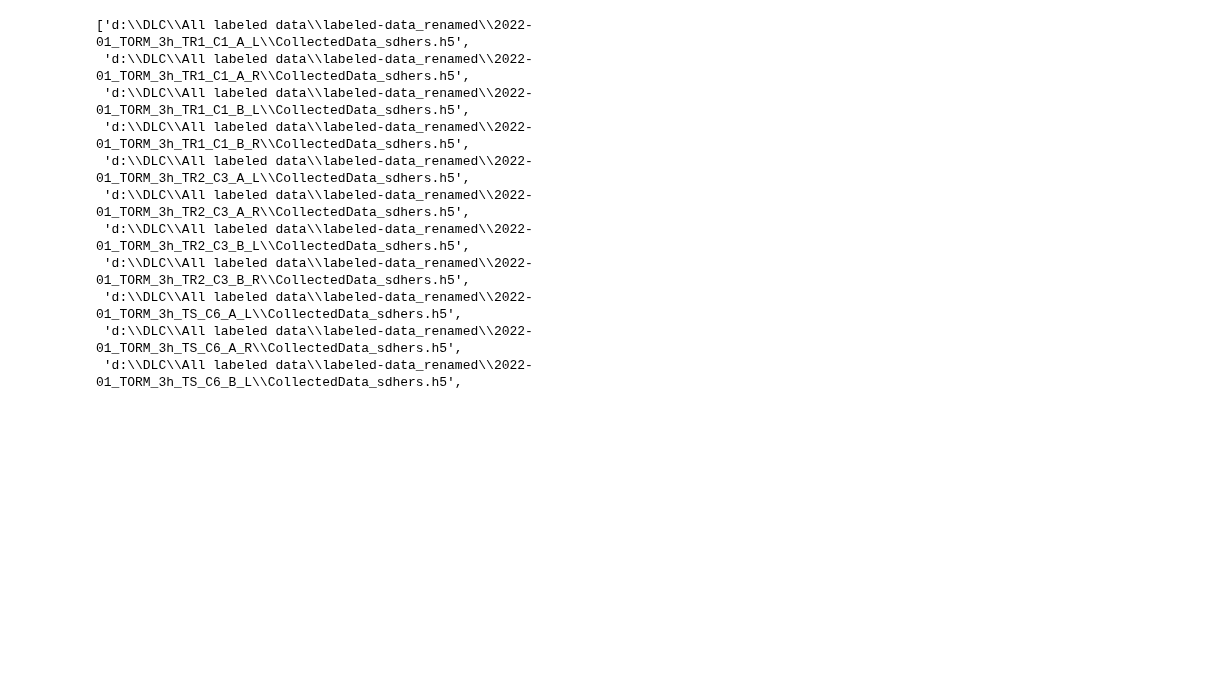
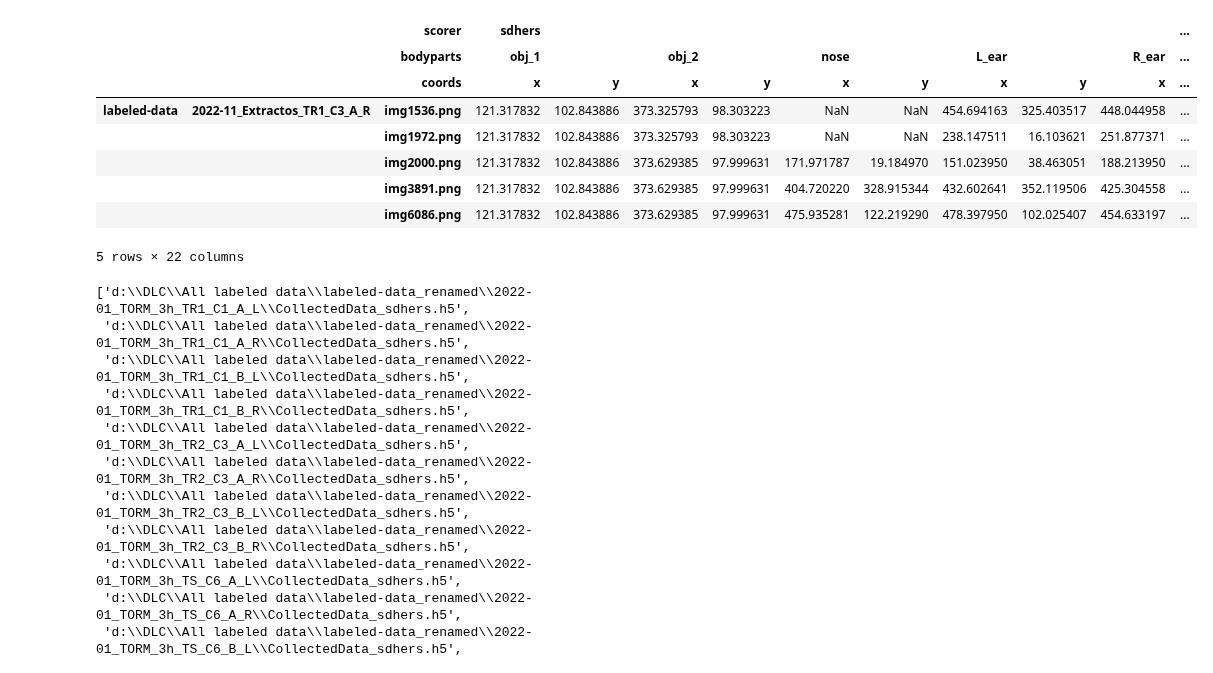
Before and after one commit to sdhers/RAINSTORM, a Jupyter notebook: edit_video/merge_labeled-data.ipynb, the cells around one changed output. Drawn from its saved outputs; the diff is of its cells as text; code cells hidden in the pictures; blank space fills up the shorter version.

```diff
--- a/edit_video/merge_labeled-data.ipynb
+++ b/edit_video/merge_labeled-data.ipynb
@@ -11,6 +11,19 @@ from sklearn.cluster import KMeans
 from sklearn.decomposition import PCA
 from sklearn.linear_model import LinearRegression
 from sklearn.neighbors import KNeighborsClassifier
+# %%
+df = pd.read_hdf(r"d:\DLC\STORM-sdhers-2024-10-01\labeled-data\2022-11_Extractos_TR1_C3_A_R\CollectedData_sdhers.h5")
+df
+# %% [output]
+|  |  | scorer | sdhers |  |  |  |  |  |  |  |  | ... |
+|  |  | bodyparts | obj_1 |  | obj_2 |  | nose |  | L_ear |  | R_ear | ... |
+|  |  | coords | x | y | x | y | x | y | x | y | x | ... |
+| labeled-data | 2022-11_Extractos_TR1_C3_A_R | img1536.png | 121.317832 | 102.843886 | 373.325793 | 98.303223 | NaN | NaN | 454.694163 | 325.403517 | 448.044958 | ... |
+|  |  | img1972.png | 121.317832 | 102.843886 | 373.325793 | 98.303223 | NaN | NaN | 238.147511 | 16.103621 | 251.877371 | ... |
+|  |  | img2000.png | 121.317832 | 102.843886 | 373.629385 | 97.999631 | 171.971787 | 19.184970 | 151.023950 | 38.463051 | 188.213950 | ... |
+|  |  | img3891.png | 121.317832 | 102.843886 | 373.629385 | 97.999631 | 404.720220 | 328.915344 | 432.602641 | 352.119506 | 425.304558 | ... |
+|  |  | img6086.png | 121.317832 | 102.843886 | 373.629385 | 97.999631 | 475.935281 | 122.219290 | 478.397950 | 102.025407 | 454.633197 | ... |
+5 rows × 22 columns
 # %%
 data_path = r"d:\DLC\All labeled data\labeled-data_renamed"
 # %%
```
Also changed, not shown: parts of 1 cell of this notebook, 4 other files.
